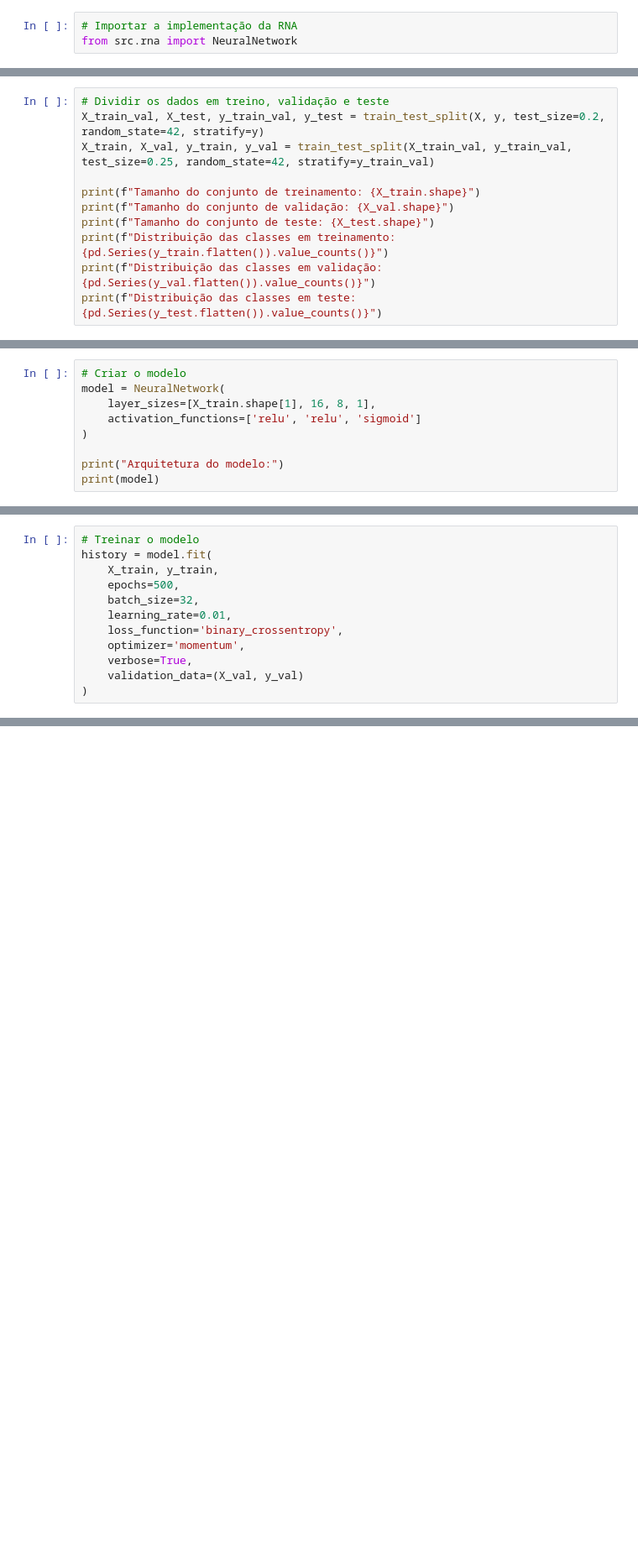
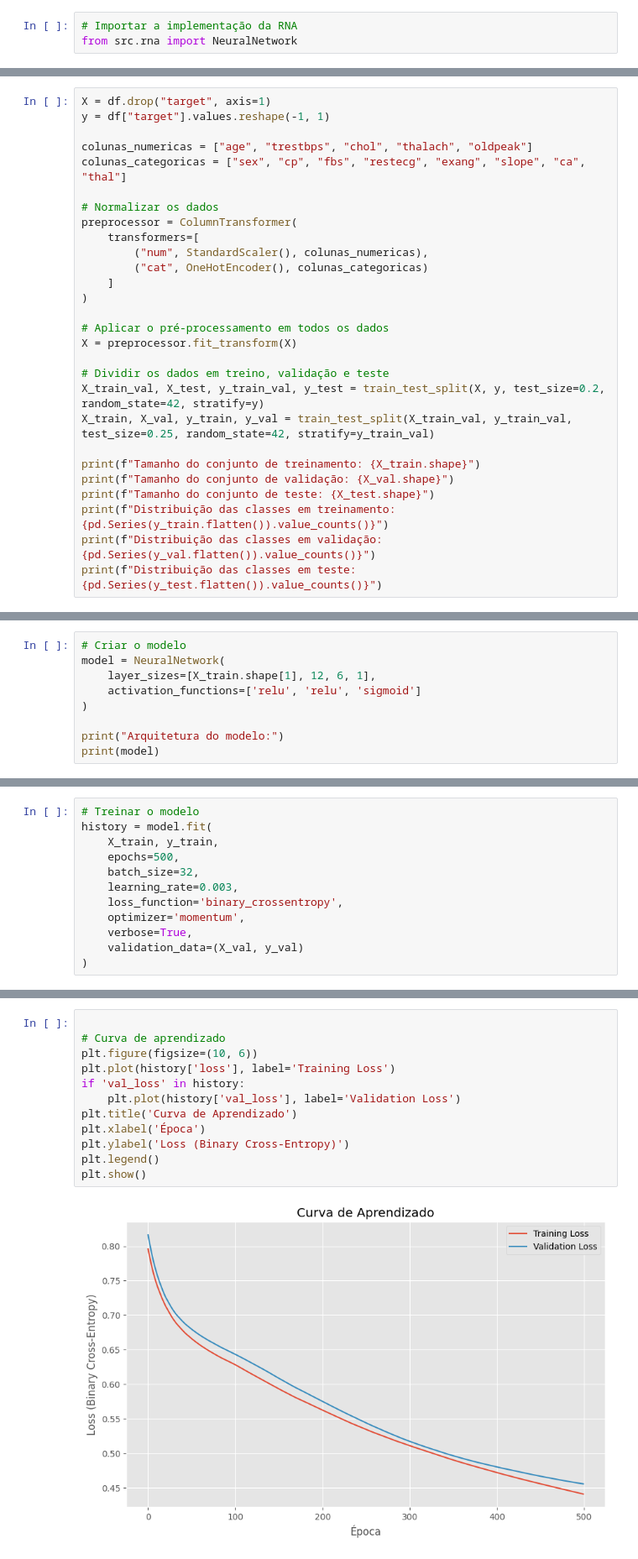
Before and after one commit to pedromandelli/RNA-Implementation, a Jupyter notebook: notebooks/classificacao_binaria/classificacao_binaria_exemplo.ipynb, the cells around one changed output, grey strips where cells are left out. Shown at 84% size. Saved outputs shown, nothing was run; the diff lists cells and outputs as text; blank space fills up the shorter version.

```diff
--- a/notebooks/classificacao_binaria/classificacao_binaria_exemplo.ipynb
+++ b/notebooks/classificacao_binaria/classificacao_binaria_exemplo.ipynb
@@ -77,4 +105,21 @@ Nesta seção, realizaremos o pré-processamento necessário para preparar os da
 # %%
+X = df.drop("target", axis=1)
+y = df["target"].values.reshape(-1, 1)
+
+colunas_numericas = ["age", "trestbps", "chol", "thalach", "oldpeak"]
+colunas_categoricas = ["sex", "cp", "fbs", "restecg", "exang", "slope", "ca", "thal"]
+
+# Normalizar os dados
+preprocessor = ColumnTransformer(
+    transformers=[
+        ("num", StandardScaler(), colunas_numericas),
+        ("cat", OneHotEncoder(), colunas_categoricas)
+    ]
+)
+
+# Aplicar o pré-processamento em todos os dados
+X = preprocessor.fit_transform(X)
+
 # Dividir os dados em treino, validação e teste
 X_train_val, X_test, y_train_val, y_test = train_test_split(X, y, test_size=0.2, random_state=42, stratify=y)
 X_train, X_val, y_train, y_val = train_test_split(X_train_val, y_train_val, test_size=0.25, random_state=42, stratify=y_train_val)
@@ -132,7 +202,7 @@ Nesta seção, criaremos e treinaremos o modelo de RNA para o problema de classi
 # %%
 # Criar o modelo
 model = NeuralNetwork(
-    layer_sizes=[X_train.shape[1], 16, 8, 1],
+    layer_sizes=[X_train.shape[1], 12, 6, 1],
     activation_functions=['relu', 'relu', 'sigmoid']
 )
 
@@ -144,7 +217,7 @@ history = model.fit(
     X_train, y_train,
     epochs=500,
     batch_size=32,
-    learning_rate=0.01,
+    learning_rate=0.003,
     loss_function='binary_crossentropy',
     optimizer='momentum',
     verbose=True,
@@ -152,0 +266,14 @@ history = model.fit(
+# %%
+
+# Curva de aprendizado
+plt.figure(figsize=(10, 6))
+plt.plot(history['loss'], label='Training Loss')
+if 'val_loss' in history:
+    plt.plot(history['val_loss'], label='Validation Loss')
+plt.title('Curva de Aprendizado')
+plt.xlabel('Época')
+plt.ylabel('Loss (Binary Cross-Entropy)')
+plt.legend()
+plt.show()
+# %% [output]
+[figure, added]
```
Also changed, not shown: parts of 32 cells of this notebook, 1 other file.
